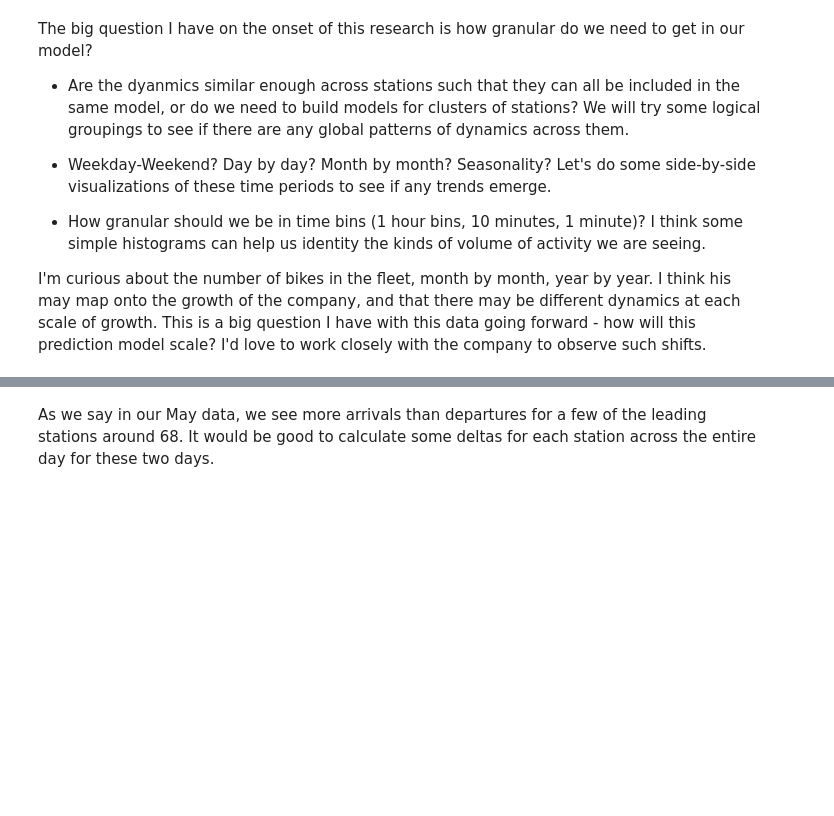
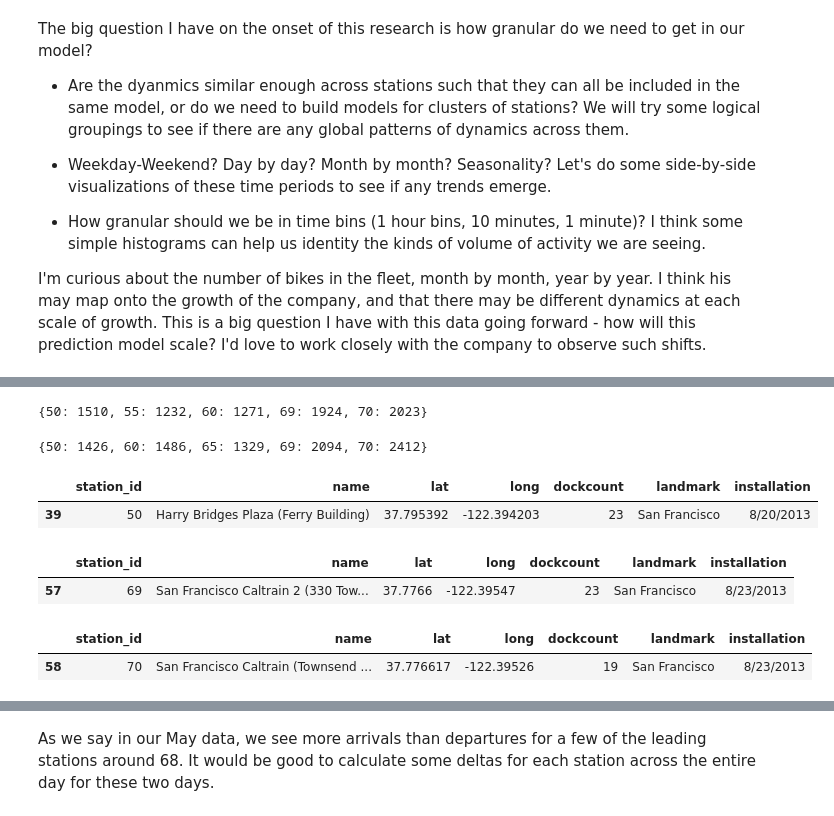
Before and after one commit to SioKCronin/bikesupply, a Jupyter notebook: EDA/EDA.ipynb, the cells around one changed output, grey strips where cells are left out. Saved outputs shown, nothing was run; the diff lists cells and outputs as text; code cells hidden in the pictures; blank space fills up the shorter version.

```diff
--- a/EDA/EDA.ipynb
+++ b/EDA/EDA.ipynb
@@ -14,0 +79,25 @@ I'm curious about the number of bikes in the fleet, month by month, year by year
+# %%
+top_stations(may_15_departures_count, 5)
+# %% [output]
+{50: 1510, 55: 1232, 60: 1271, 69: 1924, 70: 2023}
+# %%
+top_stations(may_15_arrivals_count, 5)
+# %% [output]
+{50: 1426, 60: 1486, 65: 1329, 69: 2094, 70: 2412}
+# %%
+stations_list = pd.read_csv('~/Code/bikesupply/data/babs_download/babs_yr2/201508_station_data.csv')
+# %%
+stations_list.query("station_id == 50")
+# %% [output]
+|  | station_id | name | lat | long | dockcount | landmark | installation |
+| 39 | 50 | Harry Bridges Plaza (Ferry Building) | 37.795392 | -122.394203 | 23 | San Francisco | 8/20/2013 |
+# %%
+stations_list.query("station_id == 69")
+# %% [output]
+|  | station_id | name | lat | long | dockcount | landmark | installation |
+| 57 | 69 | San Francisco Caltrain 2 (330 Tow... | 37.7766 | -122.39547 | 23 | San Francisco | 8/23/2013 |
+# %%
+stations_list.query("station_id == 70")
+# %% [output]
+|  | station_id | name | lat | long | dockcount | landmark | installation |
+| 58 | 70 | San Francisco Caltrain (Townsend ... | 37.776617 | -122.39526 | 19 | San Francisco | 8/23/2013 |
```
Also changed, not shown: parts of 42 cells of this notebook, 1 other file.
